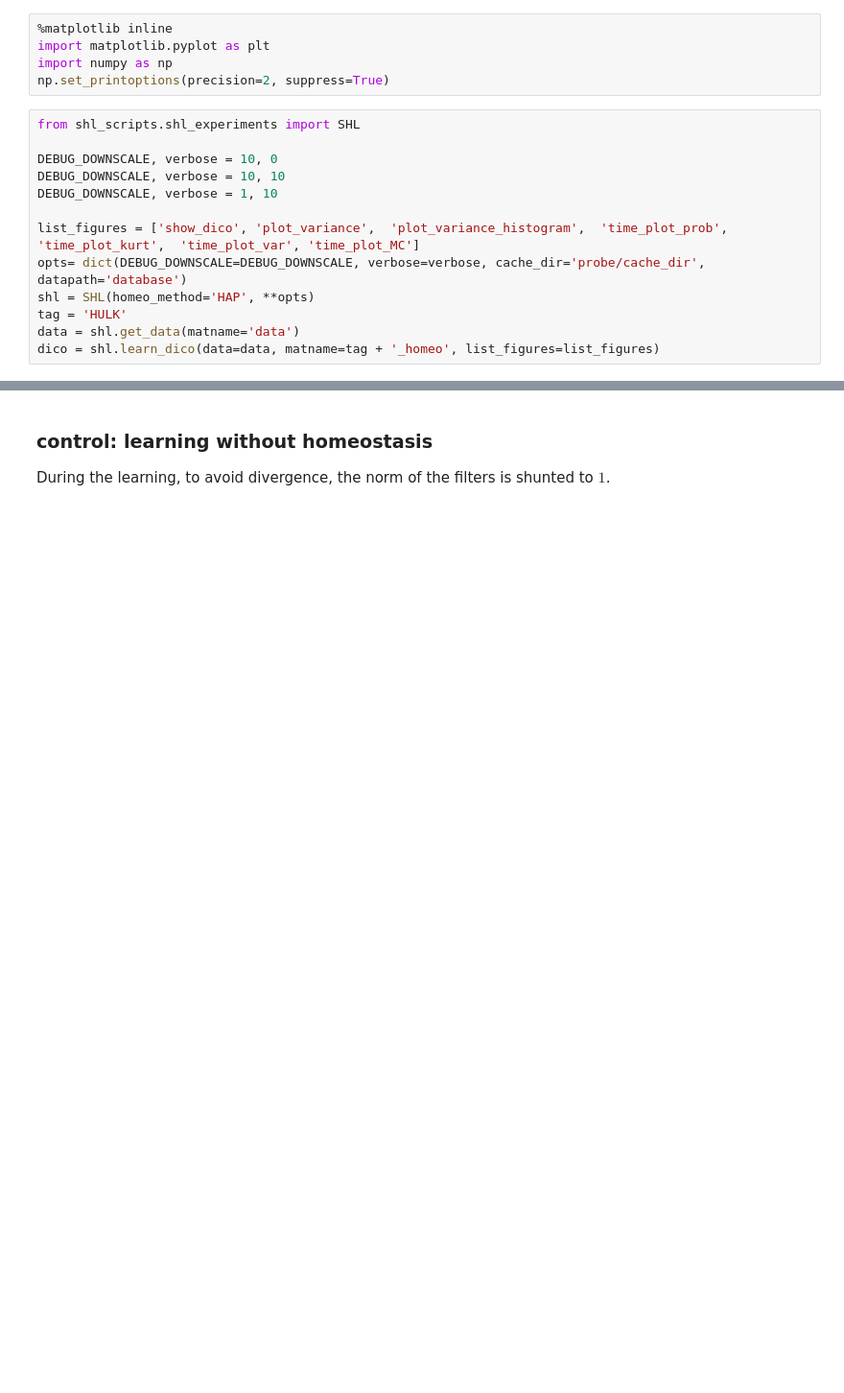
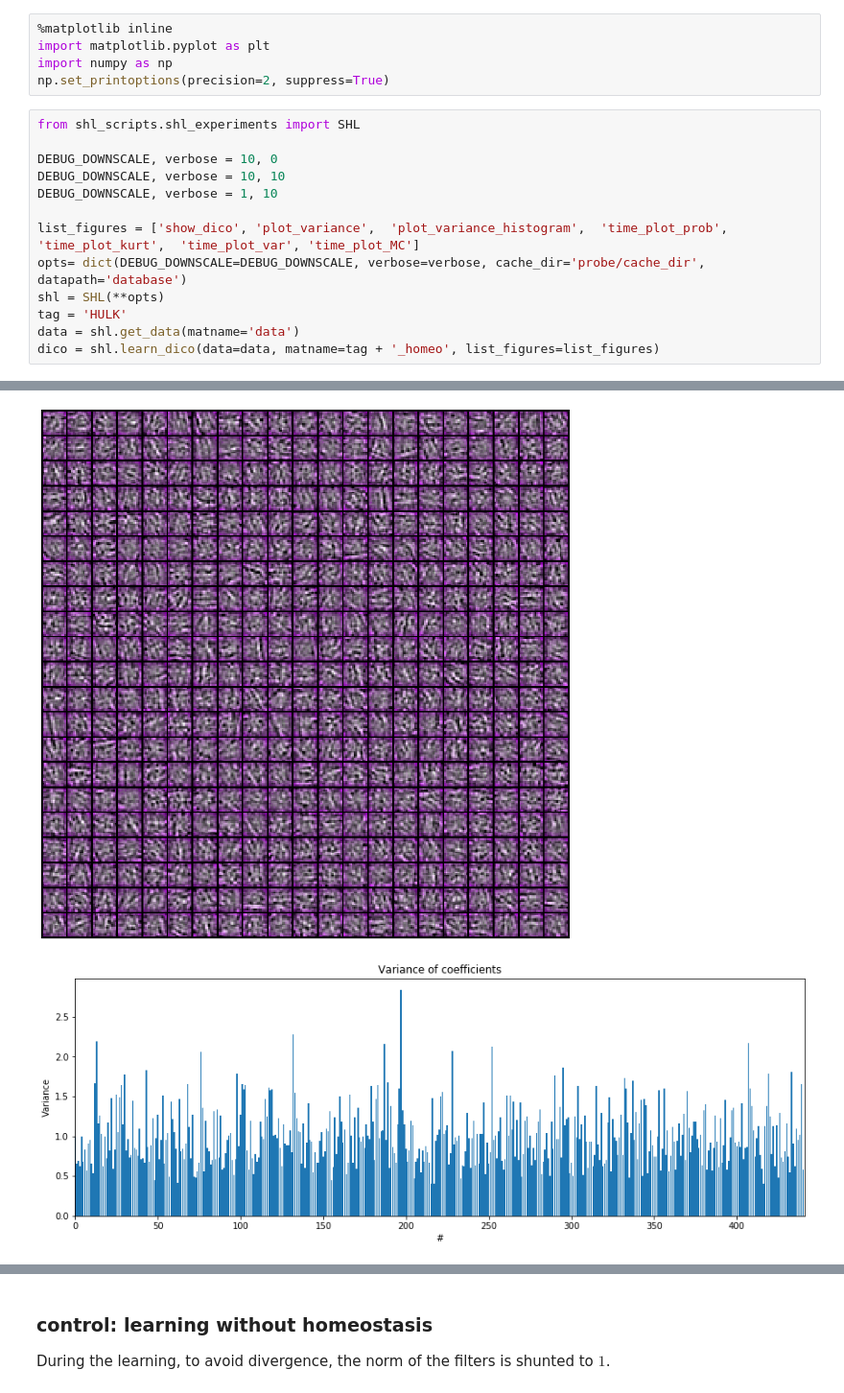
Before and after one commit to bicv/SparseHebbianLearning, a Jupyter notebook: index.ipynb, the cells around one changed output, grey strips where cells are left out. Shown at 96% size. Cells and saved outputs as stored; diff of their text form; blank space fills up the shorter version.

```diff
--- a/index.ipynb
+++ b/index.ipynb
@@ -21,7 +21,7 @@ DEBUG_DOWNSCALE, verbose = 1, 10
 
 list_figures = ['show_dico', 'plot_variance',  'plot_variance_histogram',  'time_plot_prob',  'time_plot_kurt',  'time_plot_var', 'time_plot_MC']
 opts= dict(DEBUG_DOWNSCALE=DEBUG_DOWNSCALE, verbose=verbose, cache_dir='probe/cache_dir', datapath='database')
-shl = SHL(homeo_method='HAP', **opts)
+shl = SHL(**opts)
 tag = 'HULK'
 data = shl.get_data(matname='data')
 dico = shl.learn_dico(data=data, matname=tag + '_homeo', list_figures=list_figures)
@@ -45,0 +46,2 @@ Iteration  2337 /   4097 (elapsed time:  852s,  14mn  12s)
+[figure, added]
+[figure, added]
```
Also changed, not shown: parts of 4 cells of this notebook, 23 other files.
